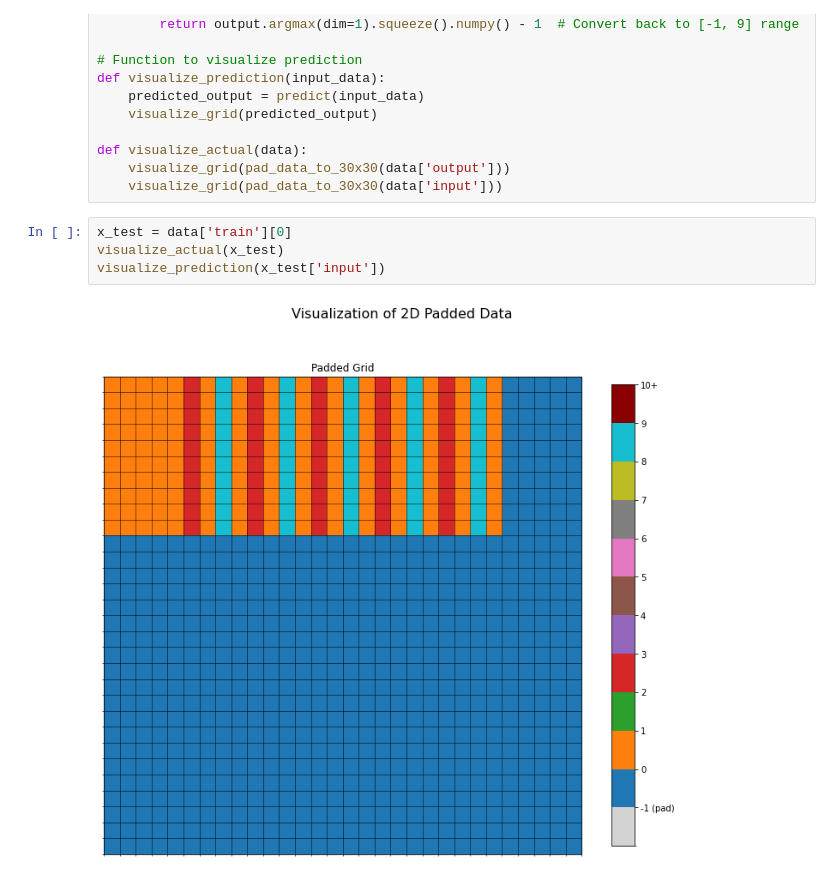
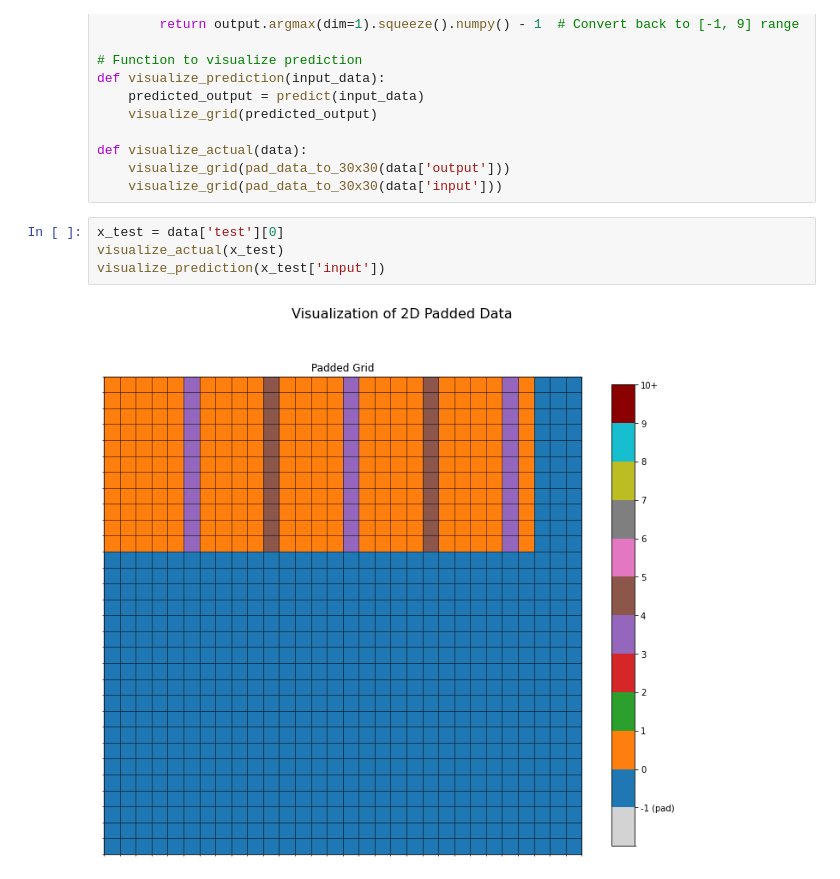
Before and after one commit to brysontang/Linear-Static-Dictionary, a Jupyter notebook: notebooks/LinearStaticDictionary.ipynb, the cells around one changed output. Cells and saved outputs as stored; diff of their text form.

```diff
--- a/notebooks/LinearStaticDictionary.ipynb
+++ b/notebooks/LinearStaticDictionary.ipynb
@@ -184,8 +249,8 @@ def visualize_actual(data):
     visualize_grid(pad_data_to_30x30(data['output']))
     visualize_grid(pad_data_to_30x30(data['input']))
 # %%
-x_test = data['train'][0]
+x_test = data['test'][0]
 visualize_actual(x_test)
 visualize_prediction(x_test['input'])
 # %% [output]
-[figure, old version]
+[figure, new version]
```
Also changed, not shown: parts of 9 cells of this notebook.
